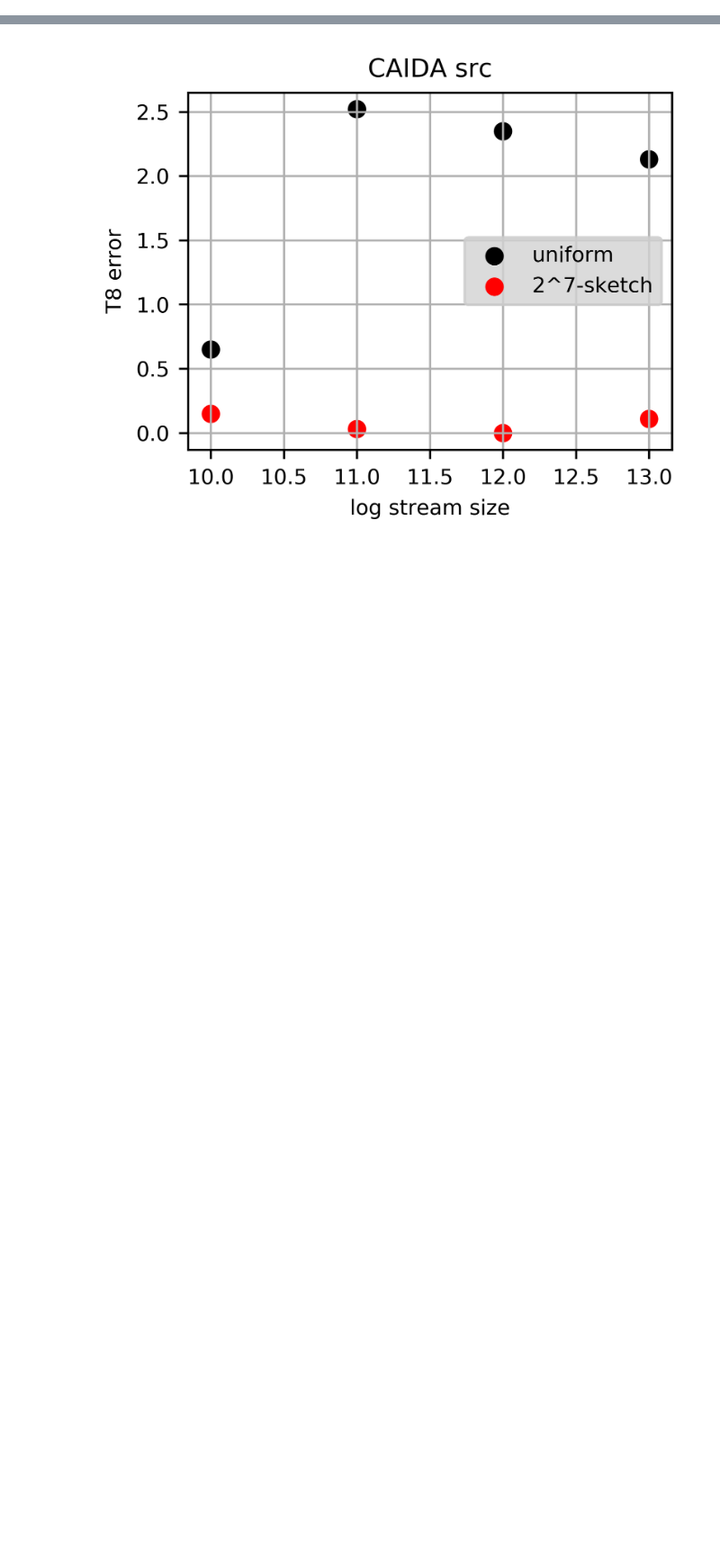
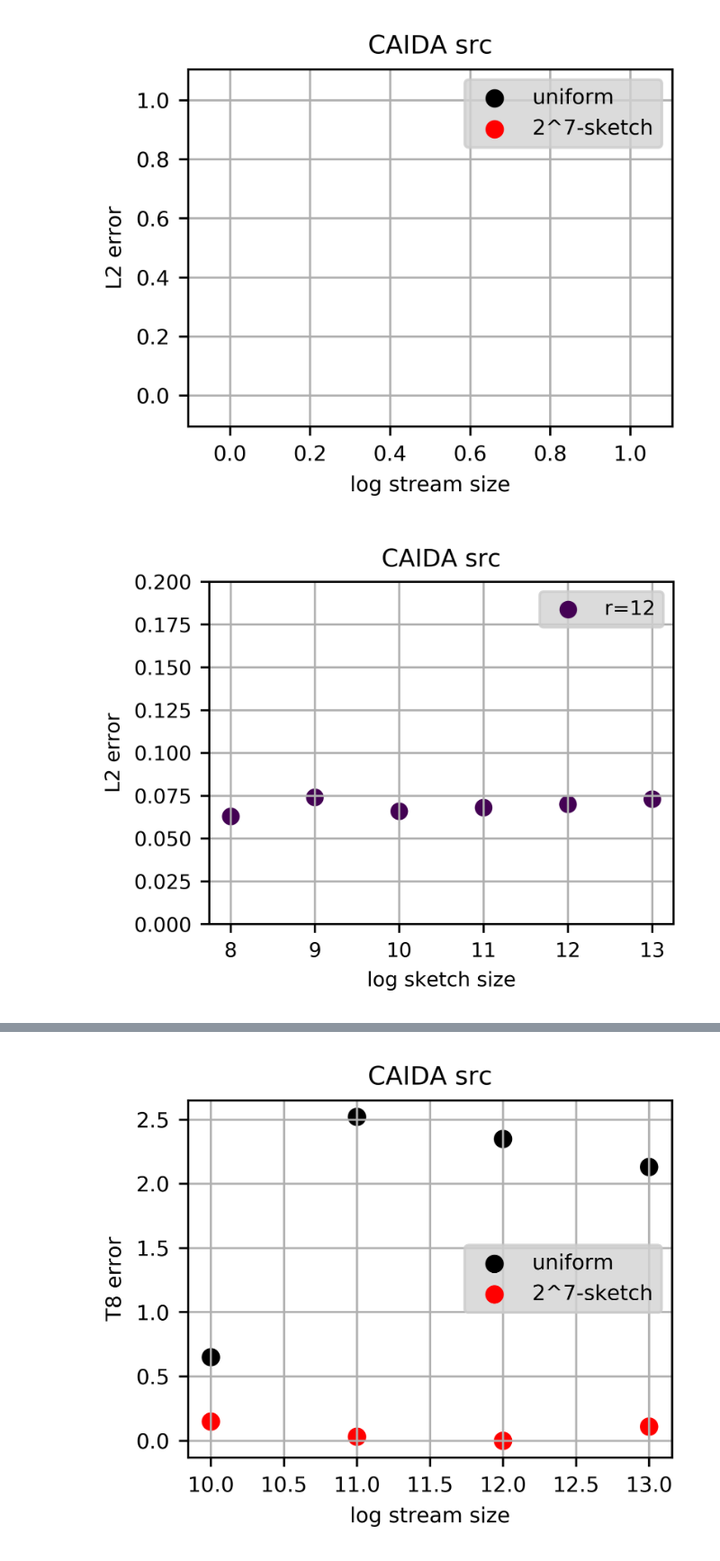
Before and after one commit to ViskaWei/SWindow, a Jupyter notebook: nb/eval_norms.ipynb, the cells around one changed output, grey strips where cells are left out. Shown at 90% size. Cells and saved outputs as stored; diff of their text form; code cells hidden in the pictures; blank space fills up the shorter version.

Commit message:
plots

```diff
--- a/nb/eval_norms.ipynb
+++ b/nb/eval_norms.ipynb
@@ -12,3 +12,8 @@ from matplotlib import cm
 sys.path.insert(0, '..')
 # %%
 from util.plot import get_pd
+# %%
+get_folder_plots('out_src_r16',errbar=False)
+# %% [output]
+[figure, added]
+[figure, added]
```
Also changed, not shown: parts of 13 cells of this notebook, 14 other files.
